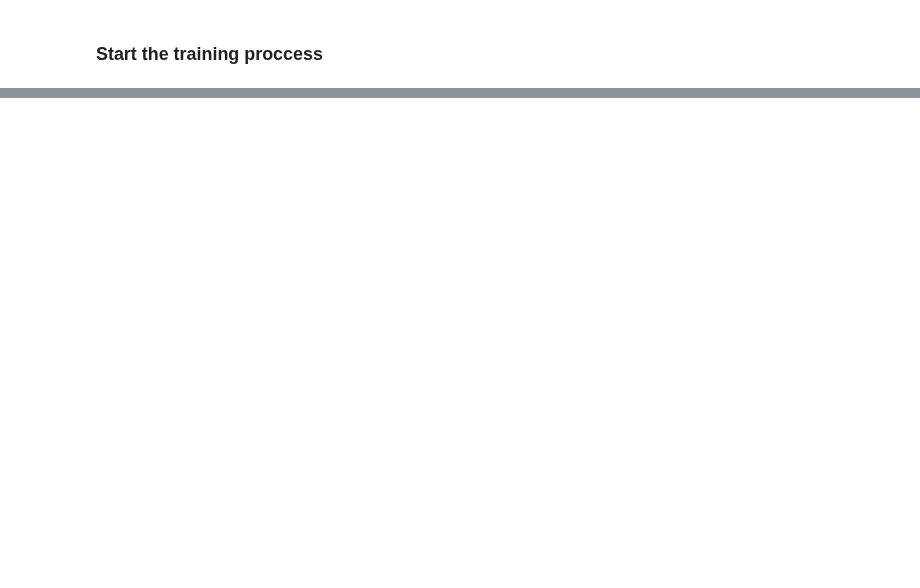
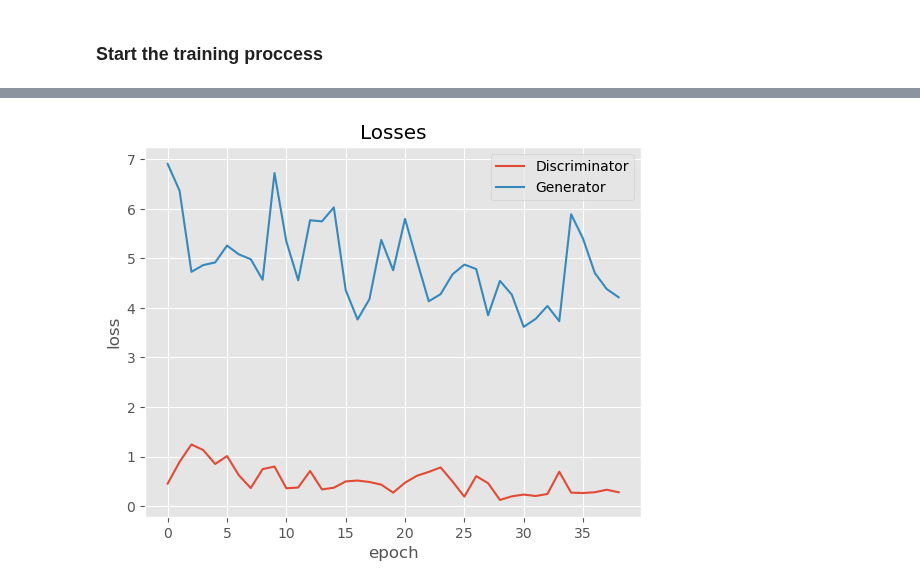
Before and after one commit to parseny/Generative-Models-2024, a Jupyter notebook: Assignment 1/1_gan_dcgan.ipynb, the cells around one changed output, grey strips where cells are left out. Drawn from its saved outputs; the diff is of its cells as text; code cells hidden in the pictures; blank space fills up the shorter version.

```diff
--- a/Assignment 1/1_gan_dcgan.ipynb
+++ b/Assignment 1/1_gan_dcgan.ipynb
@@ -476,5 +532,8 @@ y = DCG(torch.randn(2, CFG.nz))
 # define the criterion is nn.BCELoss()
 criterion = nn.BCELoss()
 ## Define the optimizer for generator and discrimator
+
+optimizer_DCG = torch.optim.Adam(DCG.parameters(), lr=CFG.lr*2)
+optimizer_DCD = torch.optim.Adam(DCD.parameters(), lr=CFG.lr*0.5)
 # %%
 # feel free to reuse your training functions
@@ -481,3 +581,21 @@ criterion = nn.BCELoss()
+# %%
+def train_generator_dc(G_model):
+    # Generate fake images and calculate loss
+    # z = torch.randn(batch_size, latent_size).to(device)
+    # z = torch.Tensor(np.random.normal(0, 1, (CFG.batch_size, CFG.nz))).to(device)
+    z = torch.randn(CFG.batch_size, CFG.nz, 1, 1).to(CFG.device)
+    fake_images = G_model(z)
+    # print(fake_images.shape)
+    labels = torch.ones(batch_size, 1).to(device)
+    # calculate the generator loss
+    outputs = DCD(fake_images)
+    g_loss = criterion(outputs, labels)
+    # Reset gradients
+    reset_grad()
+    # Backprop and optimize
+    g_loss.backward()
+    optimizer_DCG.step()
+    return g_loss, fake_images
 # %% [markdown]
 ### Start the training proccess
 # %%
@@ -533,2 +659,12 @@ for epoch in range(num_epochs):
 # %%
 # show your results!
+# %%
+# show the discrimator loss and generator loss
+plt.plot(d_losses, "-")
+plt.plot(g_losses, "-")
+plt.xlabel("epoch")
+plt.ylabel("loss")
+plt.legend(["Discriminator", "Generator"])
+plt.title("Losses");
+# %% [output]
+[figure, added]
```
Also changed, not shown: parts of 10 cells of this notebook.
